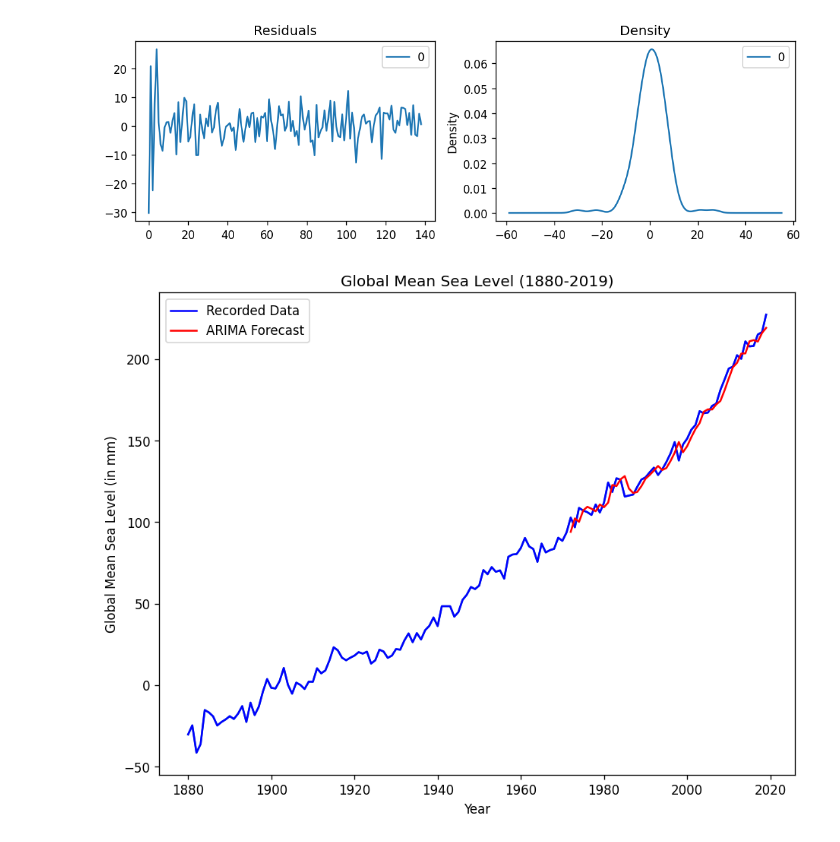
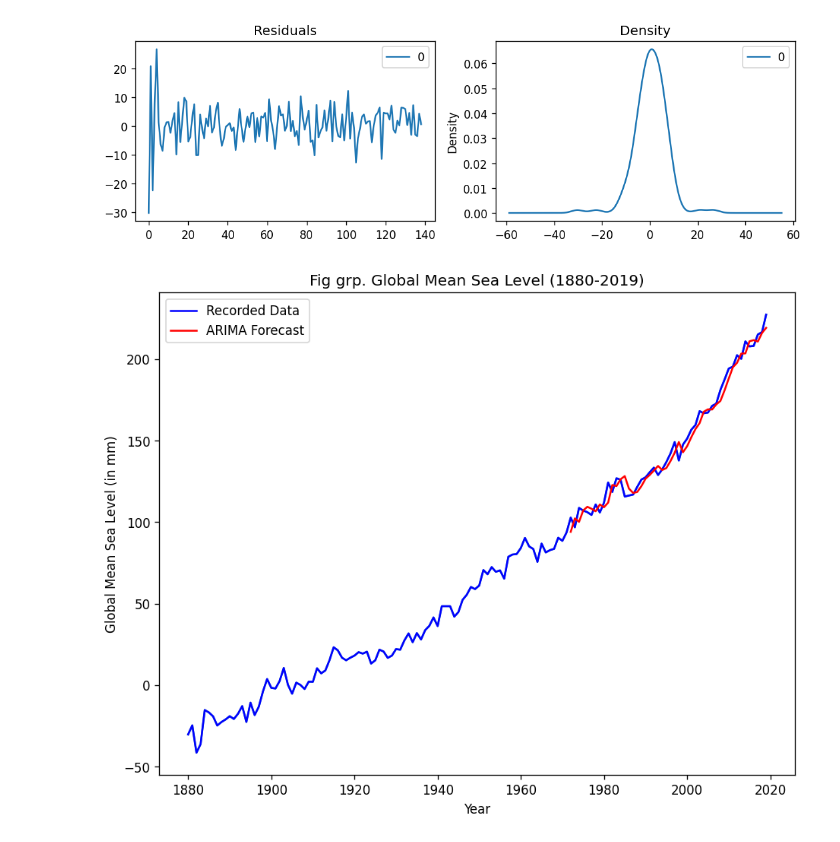
Before and after one commit to nccruel/132project, a Jupyter notebook: GMSL_Forecasting_Using_ARIMA.ipynb, the cells around one changed output. Drawn from its saved outputs; the diff is of its cells as text; code cells hidden in the pictures.

```diff
--- a/GMSL_Forecasting_Using_ARIMA.ipynb
+++ b/GMSL_Forecasting_Using_ARIMA.ipynb
@@ -197,21 +197,21 @@ plt.show()
 # %%
 plt.rcParams.update({'figure.figsize':(9,7), 'figure.dpi':120})
 
 plt.plot(df["sea_level"])
 
 x = [i for i in range(1972, 2020)]
 y = predictions
 plt.plot(df["sea_level"], label='Recorded Data', color='blue')
 plt.plot(x, y, label='ARIMA Forecast', color='red')
 
 # Labelling
 
 plt.xlabel("Year")
 plt.ylabel("Global Mean Sea Level (in mm)")
-plt.title("Global Mean Sea Level (1880-2019)")
+plt.title("Fig grp. Global Mean Sea Level (1880-2019)")
 
 # Display
 plt.legend()
 plt.show()
 # %% [output]
-[figure, old version]
+[figure, new version]
```
Also changed, not shown: parts of 6 cells of this notebook.
